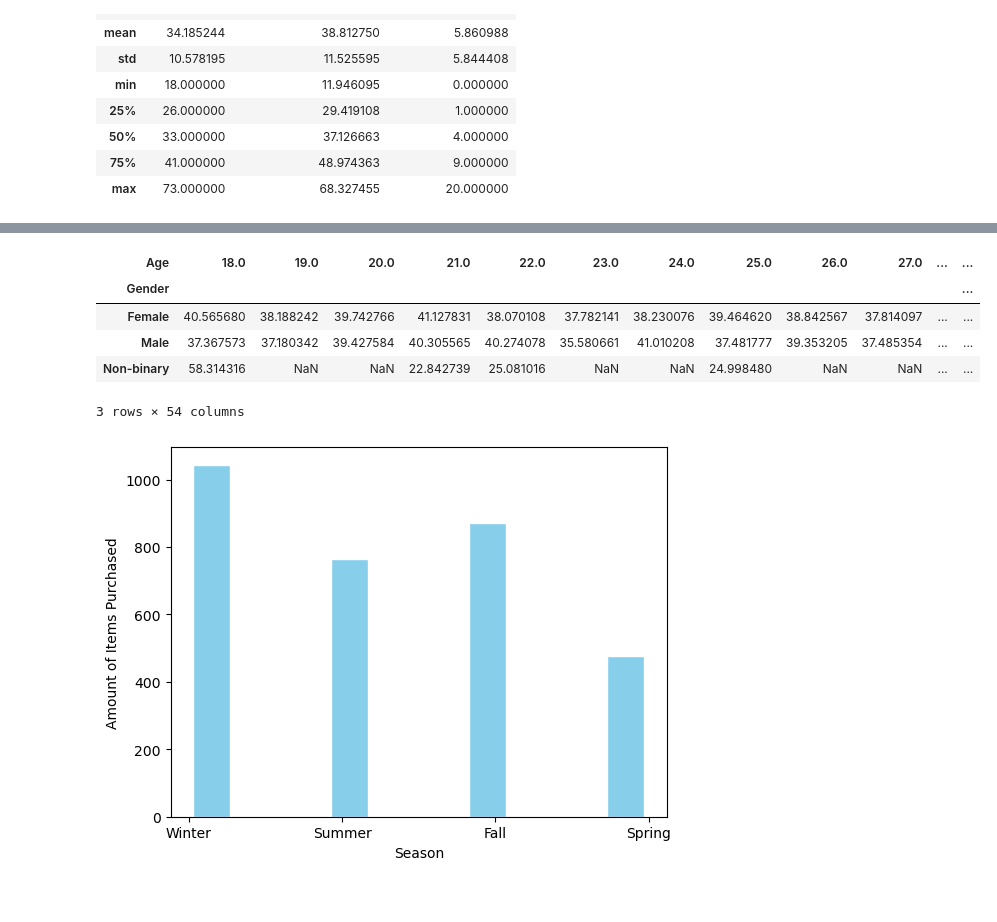
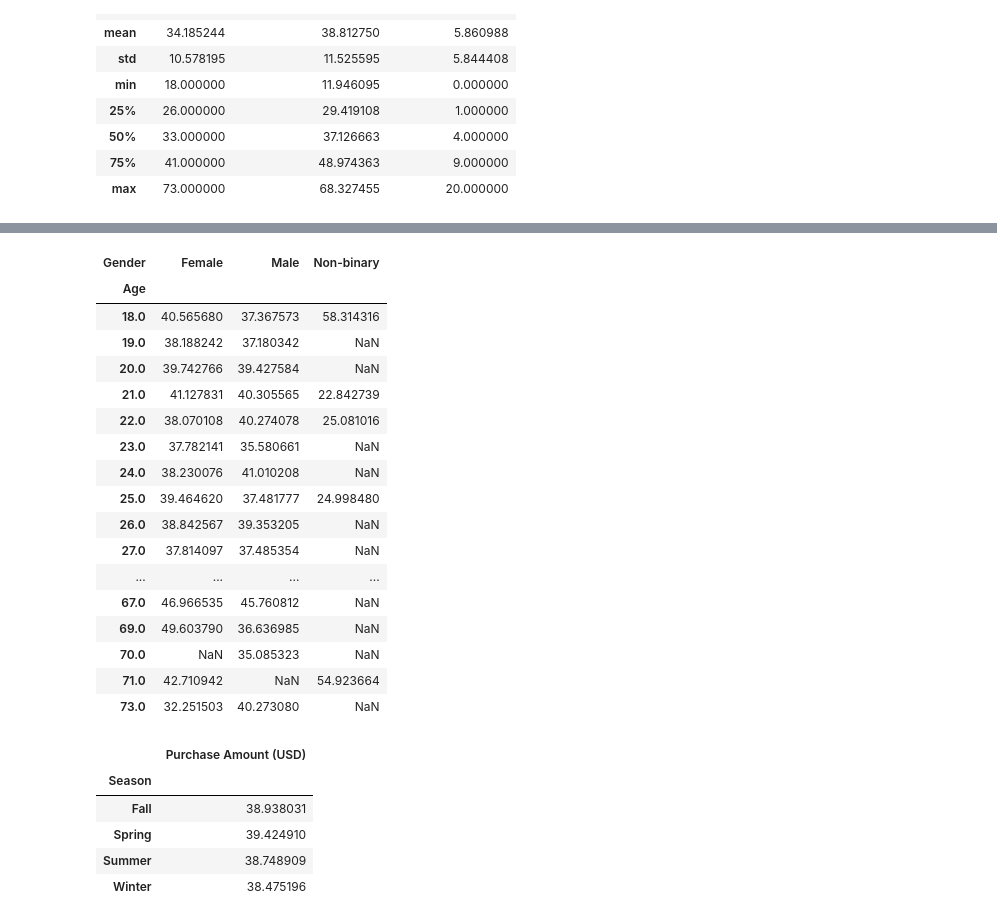
Before and after one commit to snalepa11/shopping-behavior-, a Jupyter notebook: explore.ipynb, the cells around one changed output, grey strips where cells are left out. Saved outputs shown, nothing was run; the diff lists cells and outputs as text; code cells hidden in the pictures.

```diff
--- a/explore.ipynb
+++ b/explore.ipynb
@@ -81,29 +100,43 @@ data.pivot_table(values= 'Purchase Amount (USD)', index = 'Gender', columns='Ite
 # %%
-data.pivot_table(values= 'Purchase Amount (USD)', index = 'Gender', columns='Age')
+data.pivot_table(values= 'Purchase Amount (USD)', index = 'Age', columns='Gender')
 #  MoneyByAge =
 # plt.hist(MoneyByAge, bins='auto')
 
 # plt.title('Amount spent by Age and Gender')
 # plt.xlabel('Amount (USD)')
 # plt.xticks(rotation=45)
 # plt.ylabel('Age')
 # # plt.figure(figsize=(12, 6))
 # plt.show()
 # %% [output]
-| Age | 18.0 | 19.0 | 20.0 | 21.0 | 22.0 | 23.0 | 24.0 | 25.0 | 26.0 | 27.0 | ... | ... |
-| Gender |  |  |  |  |  |  |  |  |  |  |  | ... |
-| Female | 40.565680 | 38.188242 | 39.742766 | 41.127831 | 38.070108 | 37.782141 | 38.230076 | 39.464620 | 38.842567 | 37.814097 | ... | ... |
-| Male | 37.367573 | 37.180342 | 39.427584 | 40.305565 | 40.274078 | 35.580661 | 41.010208 | 37.481777 | 39.353205 | 37.485354 | ... | ... |
-| Non-binary | 58.314316 | NaN | NaN | 22.842739 | 25.081016 | NaN | NaN | 24.998480 | NaN | NaN | ... | ... |
+| Gender | Female | Male | Non-binary |
+| Age |  |  |  |
+| 18.0 | 40.565680 | 37.367573 | 58.314316 |
+| 19.0 | 38.188242 | 37.180342 | NaN |
+| 20.0 | 39.742766 | 39.427584 | NaN |
+| 21.0 | 41.127831 | 40.305565 | 22.842739 |
+| 22.0 | 38.070108 | 40.274078 | 25.081016 |
+| 23.0 | 37.782141 | 35.580661 | NaN |
+| 24.0 | 38.230076 | 41.010208 | NaN |
+| 25.0 | 39.464620 | 37.481777 | 24.998480 |
+| 26.0 | 38.842567 | 39.353205 | NaN |
+| 27.0 | 37.814097 | 37.485354 | NaN |
+| ... | ... | ... | ... |
+| 67.0 | 46.966535 | 45.760812 | NaN |
+| 69.0 | 49.603790 | 36.636985 | NaN |
+| 70.0 | NaN | 35.085323 | NaN |
+| 71.0 | 42.710942 | NaN | 54.923664 |
+| 73.0 | 32.251503 | 40.273080 | NaN |
-3 rows × 54 columns
 # %%
 # Amount of items purcahsed by season
-plt.hist(data['Season'], rwidth=0.8, edgecolor='white', color='skyblue')
-
-plt.xlabel('Season')
-plt.ylabel('Amount of Items Purchased')
-plt.show()
+# data.groupby('Season')['Purchase Amount (USD)'].mean().plot.bar()
+data.pivot_table(values= 'Purchase Amount (USD)', index = 'Season')
 # %% [output]
-[figure, removed]
+|  | Purchase Amount (USD) |
+| Season |  |
+| Fall | 38.938031 |
+| Spring | 39.424910 |
+| Summer | 38.748909 |
+| Winter | 38.475196 |
 # %%
 # Amount of purchases using a PROMO code vs not using one
```
Also changed, not shown: parts of 5 cells of this notebook, 1 other file.
